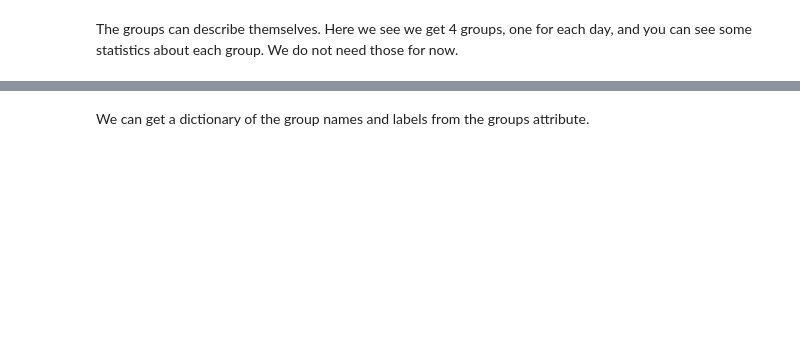
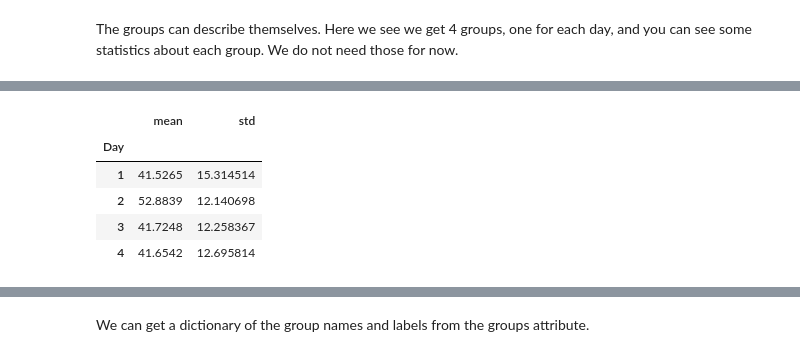
Before and after one commit to Steel-Bank-codespaces/s23-06681, a Jupyter notebook: lectures/03-intermediate-pandas/intermediate-pandas.ipynb, the cells around one changed output, grey strips where cells are left out. Saved outputs shown, nothing was run; the diff lists cells and outputs as text; code cells hidden in the pictures; blank space fills up the shorter version.

```diff
--- a/lectures/03-intermediate-pandas/intermediate-pandas.ipynb
+++ b/lectures/03-intermediate-pandas/intermediate-pandas.ipynb
@@ -45,0 +183,9 @@ groups.describe()
+# %%
+groups['Temperature'].agg(['mean', 'std'])
+# %% [output]
+|  | mean | std |
+| Day |  |  |
+| 1 | 41.5265 | 15.314514 |
+| 2 | 52.8839 | 12.140698 |
+| 3 | 41.7248 | 12.258367 |
+| 4 | 41.6542 | 12.695814 |
```
Also changed, not shown: parts of 36 cells of this notebook.
